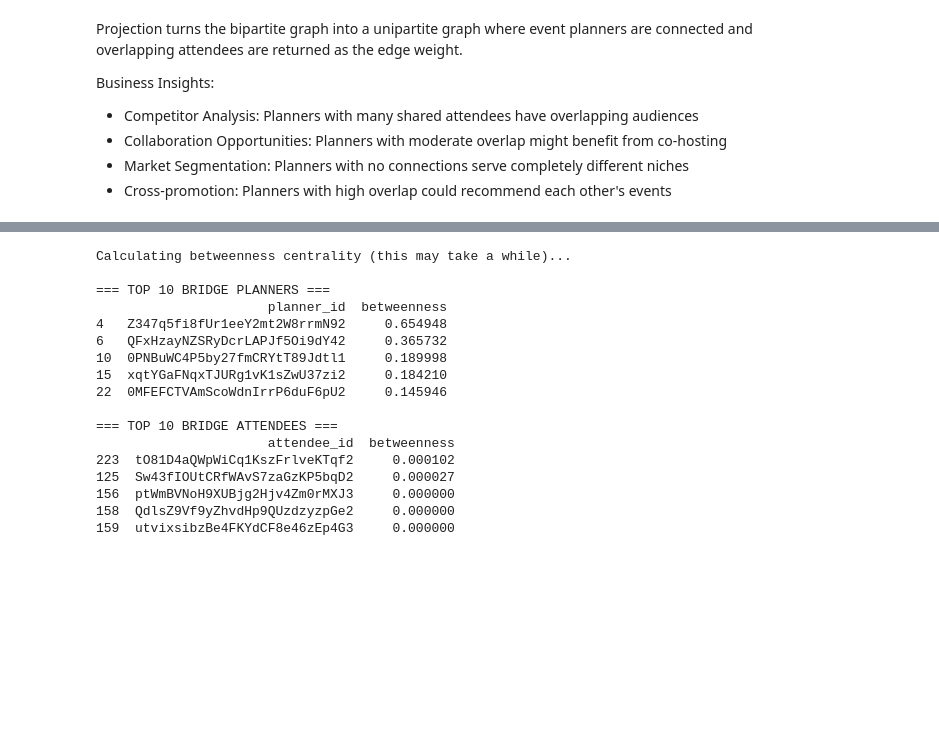
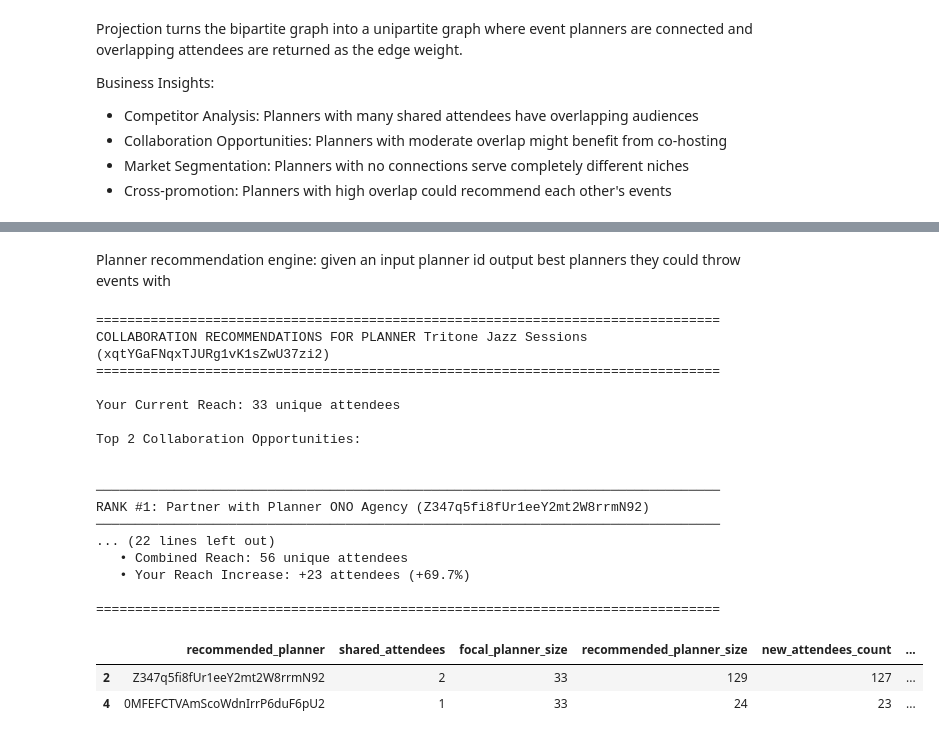
Before and after one commit to brandon841/analytics_report, a Jupyter notebook: previous_joiners_analytics.ipynb, the cells around one changed output, grey strips where cells are left out. Drawn from its saved outputs; the diff is of its cells as text; code cells hidden in the pictures; blank space fills up the shorter version.

```diff
--- a/previous_joiners_analytics.ipynb
+++ b/previous_joiners_analytics.ipynb
@@ -345,52 +254,2 @@ print(attendee_metrics.head(10))
-# %%
-def calculate_betweenness_centrality(G):
-    """
-    Find users who act as bridges in the network
-    """
-    # This can be slow for large graphs
-    betweenness = nx.betweenness_centrality(G, weight='weight')
-
-    # Separate by type
-    attendees = {n for n, d in G.nodes(data=True) if d['bipartite'] == 0}
-    planners = {n for n, d in G.nodes(data=True) if d['bipartite'] == 1}
-
-    planner_betweenness = pd.DataFrame([
-        {'planner_id': p, 'betweenness': betweenness[p]}
-        for p in planners
-    ]).sort_values('betweenness', ascending=False)
-
-    attendee_betweenness = pd.DataFrame([
-        {'attendee_id': a, 'betweenness': betweenness[a]}
-        for a in attendees
-    ]).sort_values('betweenness', ascending=False)
-
-    return planner_betweenness, attendee_betweenness
-
-# Warning: This can be slow for large networks
-# Consider using approximate betweenness for large graphs
-print("\nCalculating betweenness centrality (this may take a while)...")
-planner_betweenness, attendee_betweenness = calculate_betweenness_centrality(G)
-
-print("\n=== TOP 10 BRIDGE PLANNERS ===")
-print(planner_betweenness.head(5))
-
-print("\n=== TOP 10 BRIDGE ATTENDEES ===")
-print(attendee_betweenness.head(5))
-# %% [output]
-Calculating betweenness centrality (this may take a while)...
-
-=== TOP 10 BRIDGE PLANNERS ===
-                      planner_id  betweenness
-4   Z347q5fi8fUr1eeY2mt2W8rrmN92     0.654948
-6   QFxHzayNZSRyDcrLAPJf5Oi9dY42     0.365732
-10  0PNBuWC4P5by27fmCRYtT89Jdtl1     0.189998
-15  xqtYGaFNqxTJURg1vK1sZwU37zi2     0.184210
-22  0MFEFCTVAmScoWdnIrrP6duF6pU2     0.145946
-
-=== TOP 10 BRIDGE ATTENDEES ===
-                      attendee_id  betweenness
-223  tO81D4aQWpWiCq1KszFrlveKTqf2     0.000102
-125  Sw43fIOUtCRfWAvS7zaGzKP5bqD2     0.000027
-156  ptWmBVNoH9XUBjg2Hjv4Zm0rMXJ3     0.000000
-158  QdlsZ9Vf9yZhvdHp9QUzdzyzpGe2     0.000000
-159  utvixsibzBe4FKYdCF8e46zEp4G3     0.000000
+# %% [markdown]
+Planner recommendation engine: given an input planner id output best planners they could throw events with
@@ -396,0 +412,23 @@ Calculating betweenness centrality (this may take a while)...
+# %%
+print_recommendations(planner_id='xqtYGaFNqxTJURg1vK1sZwU37zi2', G=G, planner_edges_df=planner_edges_df, top_n=2)
+# %% [output]
+================================================================================
+COLLABORATION RECOMMENDATIONS FOR PLANNER Tritone Jazz Sessions (xqtYGaFNqxTJURg1vK1sZwU37zi2)
+================================================================================
+
+Your Current Reach: 33 unique attendees
+
+Top 2 Collaboration Opportunities:
+
+
+────────────────────────────────────────────────────────────────────────────────
+RANK #1: Partner with Planner ONO Agency (Z347q5fi8fUr1eeY2mt2W8rrmN92)
+────────────────────────────────────────────────────────────────────────────────
+... (22 lines left out)
+   • Combined Reach: 56 unique attendees
+   • Your Reach Increase: +23 attendees (+69.7%)
+
+================================================================================
+|  | recommended_planner | shared_attendees | focal_planner_size | recommended_planner_size | new_attendees_count | ... |
+| 2 | Z347q5fi8fUr1eeY2mt2W8rrmN92 | 2 | 33 | 129 | 127 | ... |
+| 4 | 0MFEFCTVAmScoWdnIrrP6duF6pU2 | 1 | 33 | 24 | 23 | ... |
```
Also changed, not shown: parts of 11 cells of this notebook, 4 other files.
